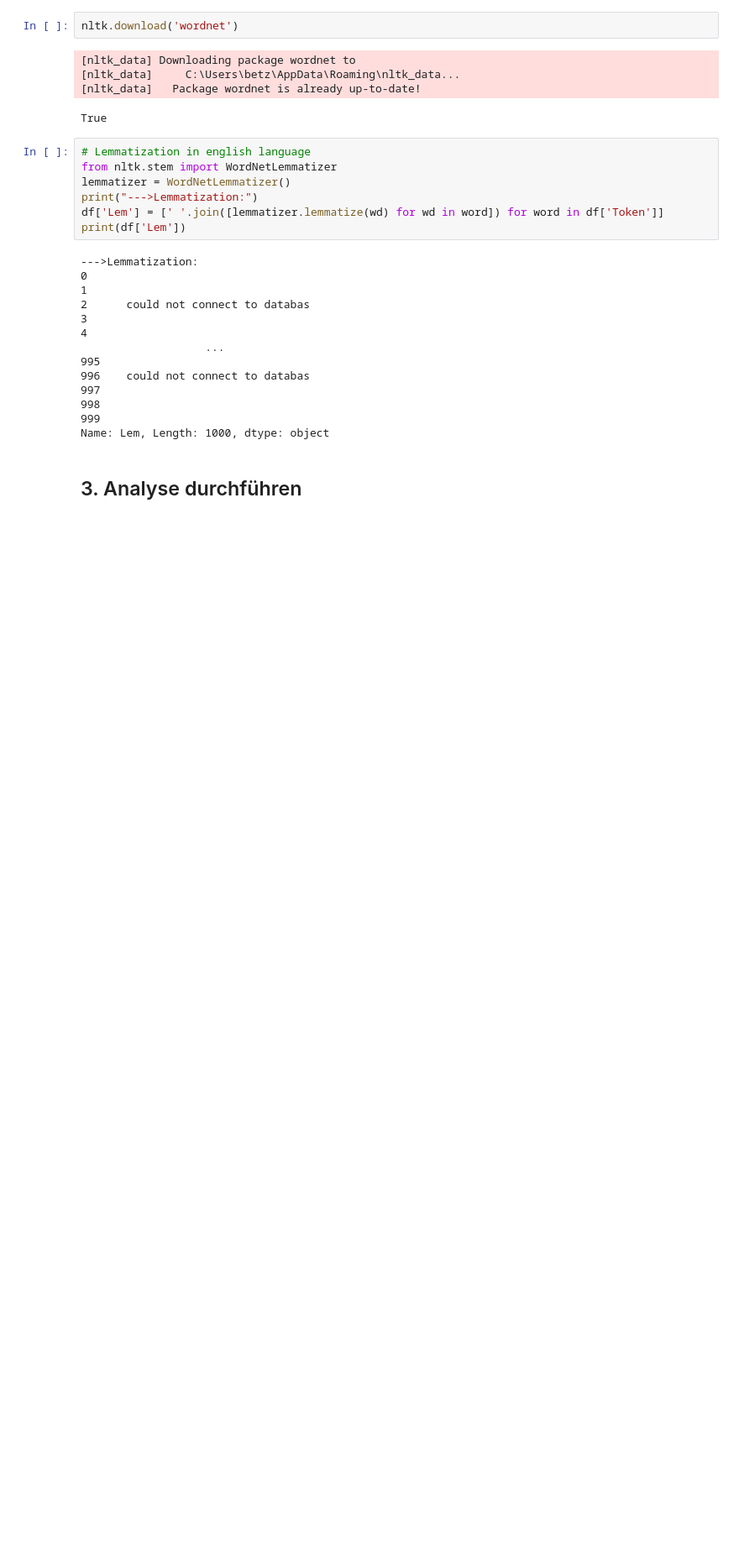
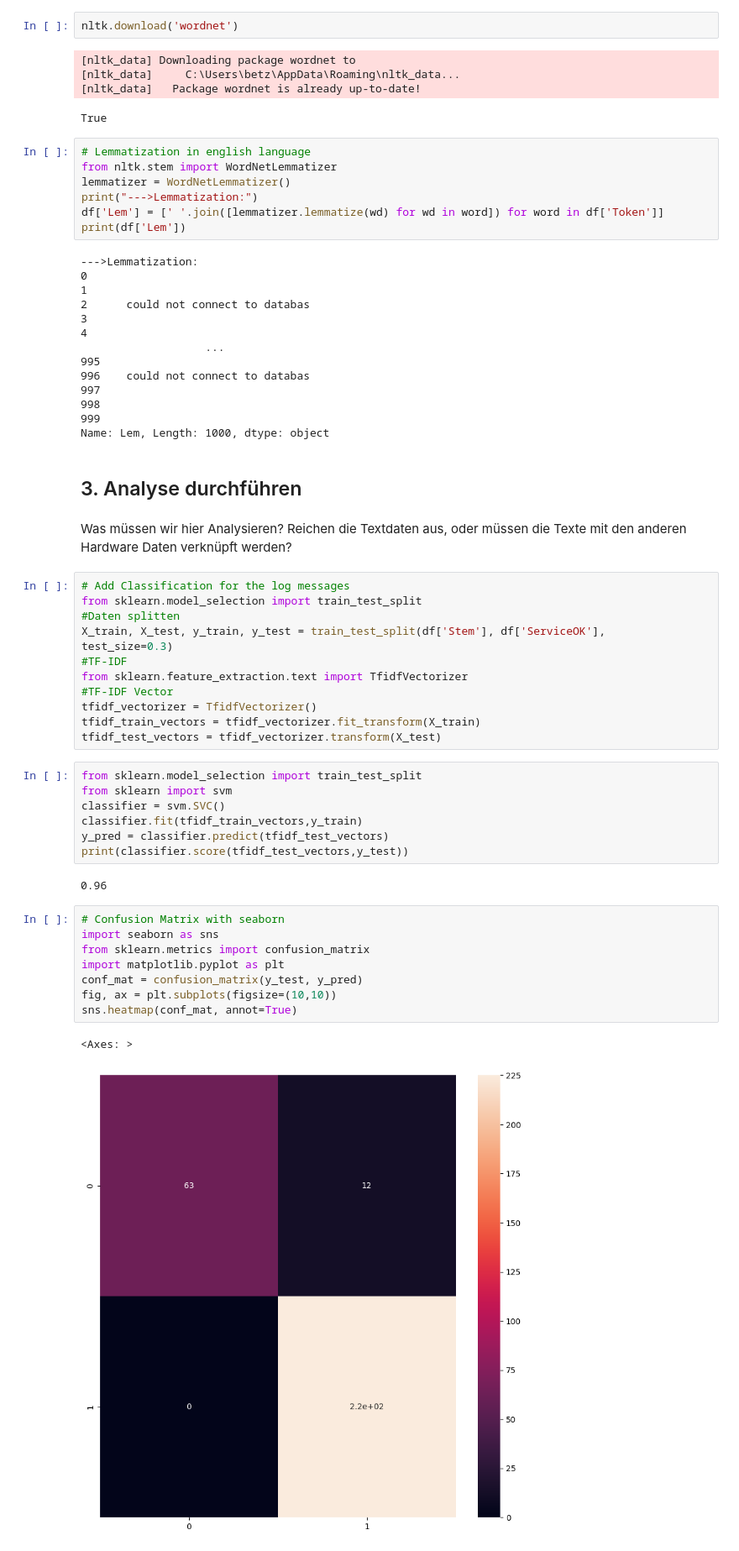
Before and after one commit to Flitschi7/big-data-management, a Jupyter notebook: notebook/Data-Prep-Logs.ipynb, the cells around one changed output. Shown at 84% size. Saved outputs shown, nothing was run; the diff lists cells and outputs as text; blank space fills up the shorter version.

Commit message:
Add Text Analysis

```diff
--- a/notebook/Data-Prep-Logs.ipynb
+++ b/notebook/Data-Prep-Logs.ipynb
@@ -196,3 +196,37 @@ print(df['Lem'])
 Name: Lem, Length: 1000, dtype: object
 # %% [markdown]
 ## 3. Analyse durchführen
+# %% [markdown]
+Was müssen wir hier Analysieren? Reichen die Textdaten aus, oder müssen die Texte mit den anderen Hardware Daten verknüpft werden?
+# %%
+# Add Classification for the log messages
+from sklearn.model_selection import train_test_split
+#Daten splitten
+X_train, X_test, y_train, y_test = train_test_split(df['Stem'], df['ServiceOK'],
+test_size=0.3)
+#TF-IDF
+from sklearn.feature_extraction.text import TfidfVectorizer
+#TF-IDF Vector
+tfidf_vectorizer = TfidfVectorizer()
+tfidf_train_vectors = tfidf_vectorizer.fit_transform(X_train)
+tfidf_test_vectors = tfidf_vectorizer.transform(X_test)
+# %%
+from sklearn.model_selection import train_test_split
+from sklearn import svm
+classifier = svm.SVC()
+classifier.fit(tfidf_train_vectors,y_train)
+y_pred = classifier.predict(tfidf_test_vectors)
+print(classifier.score(tfidf_test_vectors,y_test))
+# %% [output]
+0.96
+# %%
+# Confusion Matrix with seaborn
+import seaborn as sns
+from sklearn.metrics import confusion_matrix
+import matplotlib.pyplot as plt
+conf_mat = confusion_matrix(y_test, y_pred)
+fig, ax = plt.subplots(figsize=(10,10))
+sns.heatmap(conf_mat, annot=True)
+# %% [output]
+<Axes: >
+[figure, added]
```
Also changed, not shown: parts of 4 cells of this notebook, 1 other file.
